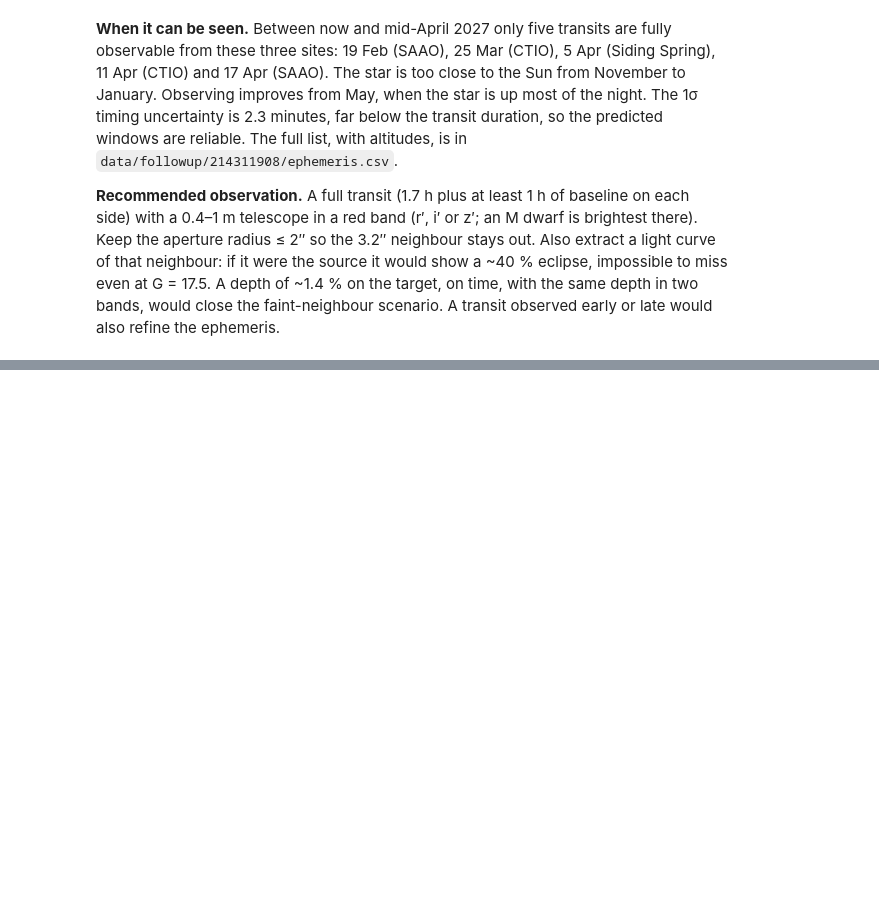
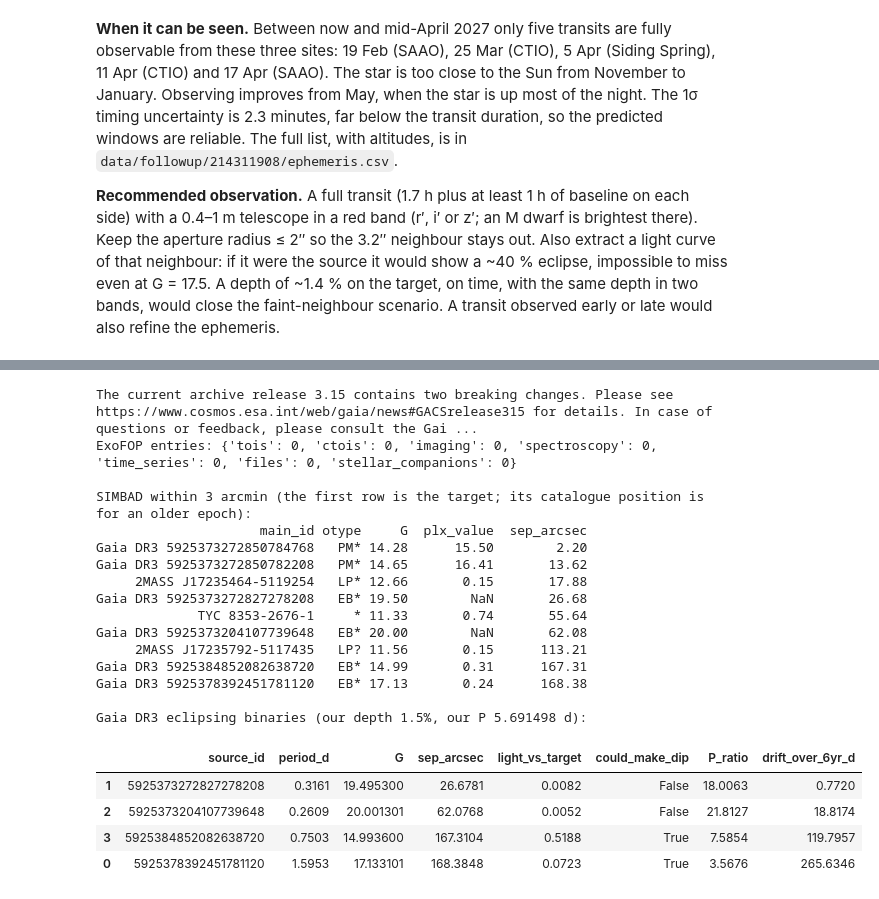
Before and after one commit to josejorgers/exoplanets-research, a Jupyter notebook: notebooks/candidate-TIC214311908.ipynb, the cells around one changed output, grey strips where cells are left out. Saved outputs shown, nothing was run; the diff lists cells and outputs as text; code cells hidden in the pictures; blank space fills up the shorter version.

```diff
--- a/notebooks/candidate-TIC214311908.ipynb
+++ b/notebooks/candidate-TIC214311908.ipynb
@@ -842,0 +897,54 @@ worth the follow-up.
+# %%
+import requests
+from astroquery.simbad import Simbad
+from astroquery.gaia import Gaia
+
+exo = requests.get(f"https://exofop.ipac.caltech.edu/tess/target.php?id={TIC}&json", timeout=60).json()
+print("ExoFOP entries:", {k: len(exo.get(k) or []) for k in ["tois", "ctois", "imaging", "spectroscopy", "time_series",
+                                                              "files", "stellar_companions"]})
+
+c_tgt = SkyCoord(float(exo["coordinates"]["ra"]) * u.deg, float(exo["coordinates"]["dec"]) * u.deg)
+sb = Simbad()
+sb.add_votable_fields("otype", "G", "plx_value")
+simb = sb.query_region(c_tgt, radius=3 * u.arcmin).to_pandas()
+simb["sep_arcsec"] = c_tgt.separation(SkyCoord(simb.ra.values * u.deg, simb.dec.values * u.deg)).arcsec
+simb = simb.sort_values("sep_arcsec")[["main_id", "otype", "G", "plx_value", "sep_arcsec"]]
+print("\nSIMBAD within 3 arcmin (the first row is the target; its catalogue position is for an older epoch):")
+print(simb.round(2).to_string(index=False))
+
+simb["source_id"] = [int(m.split()[-1]) if m.startswith("Gaia DR3") else 0 for m in simb.main_id]
+eb_ids = simb.loc[simb.otype == "EB*", "source_id"]
+q = f"""select e.source_id, 1/e.frequency as period_d, s.phot_g_mean_mag as G
+        from gaiadr3.vari_eclipsing_binary e join gaiadr3.gaia_source s using (source_id)
+        where e.source_id in ({",".join(map(str, eb_ids))})"""
+ebs = Gaia.launch_job(q).get_results().to_pandas().merge(simb[["source_id", "sep_arcsec"]], on="source_id")
+G_tgt = float(simb.loc[simb.source_id == GAIA_TARGET, "G"].iloc[0])
+depth = 0.0151  # fitted mid-transit depth (docs/ctoi/TIC214311908/ctoi_parameters.json)
+ebs["light_vs_target"] = 10 ** (-0.4 * (ebs.G - G_tgt))  # the deepest dip it could cause, even if totally eclipsed
+ebs["could_make_dip"] = ebs.light_vs_target > depth
+ebs["P_ratio"] = P / ebs.period_d
+ebs["drift_over_6yr_d"] = (ebs.P_ratio - ebs.P_ratio.round()).abs() * ebs.period_d * (6 * 365.25 / P)
+print(f"\nGaia DR3 eclipsing binaries (our depth {depth:.1%}, our P {P:.6f} d):")
+ebs.sort_values("sep_arcsec").round(4)
+# %% [output]
+The current archive release 3.15 contains two breaking changes. Please see https://www.cosmos.esa.int/web/gaia/news#GACSrelease315 for details. In case of questions or feedback, please consult the Gai ...
+ExoFOP entries: {'tois': 0, 'ctois': 0, 'imaging': 0, 'spectroscopy': 0, 'time_series': 0, 'files': 0, 'stellar_companions': 0}
+
+SIMBAD within 3 arcmin (the first row is the target; its catalogue position is for an older epoch):
+                     main_id otype     G  plx_value  sep_arcsec
+Gaia DR3 5925373272850784768   PM* 14.28      15.50        2.20
+Gaia DR3 5925373272850782208   PM* 14.65      16.41       13.62
+     2MASS J17235464-5119254   LP* 12.66       0.15       17.88
+Gaia DR3 5925373272827278208   EB* 19.50        NaN       26.68
+             TYC 8353-2676-1     * 11.33       0.74       55.64
+Gaia DR3 5925373204107739648   EB* 20.00        NaN       62.08
+     2MASS J17235792-5117435   LP? 11.56       0.15      113.21
+Gaia DR3 5925384852082638720   EB* 14.99       0.31      167.31
+Gaia DR3 5925378392451781120   EB* 17.13       0.24      168.38
+
+Gaia DR3 eclipsing binaries (our depth 1.5%, our P 5.691498 d):
+|  | source_id | period_d | G | sep_arcsec | light_vs_target | could_make_dip | P_ratio | drift_over_6yr_d |
+| 1 | 5925373272827278208 | 0.3161 | 19.495300 | 26.6781 | 0.0082 | False | 18.0063 | 0.7720 |
+| 2 | 5925373204107739648 | 0.2609 | 20.001301 | 62.0768 | 0.0052 | False | 21.8127 | 18.8174 |
+| 3 | 5925384852082638720 | 0.7503 | 14.993600 | 167.3104 | 0.5188 | True | 7.5854 | 119.7957 |
+| 0 | 5925378392451781120 | 1.5953 | 17.133101 | 168.3848 | 0.0723 | True | 3.5676 | 265.6346 |
```
Also changed, not shown: parts of 8 cells of this notebook, 11 other files.
